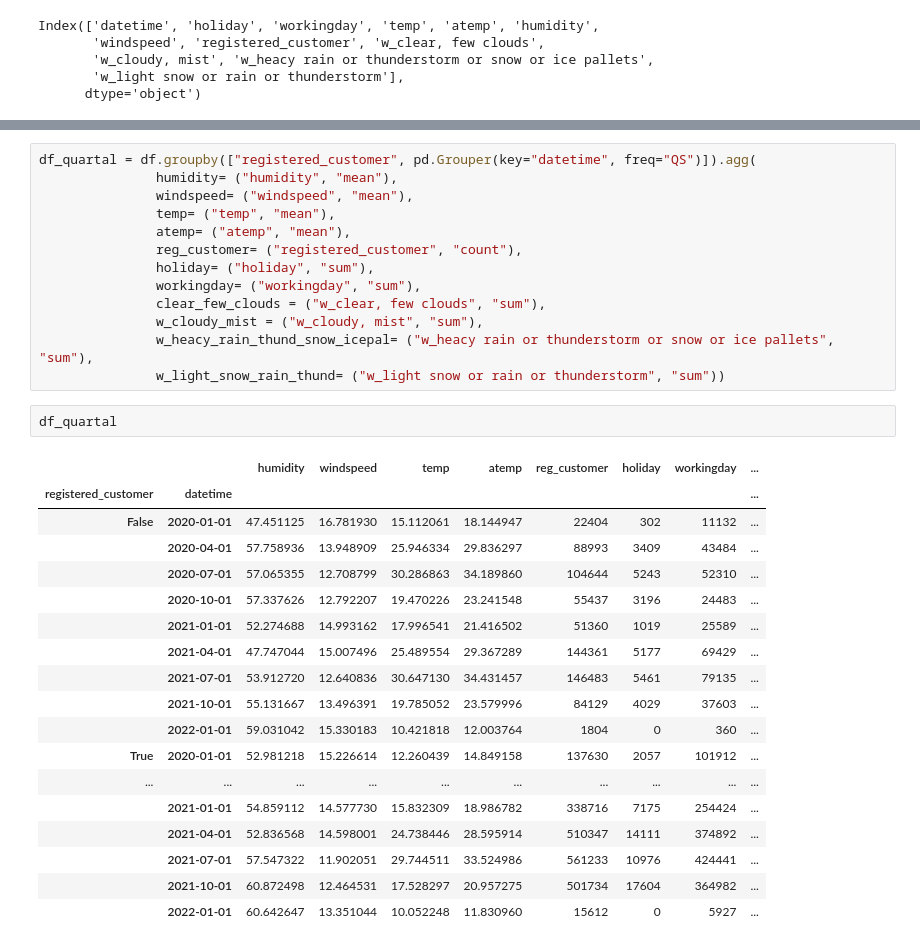
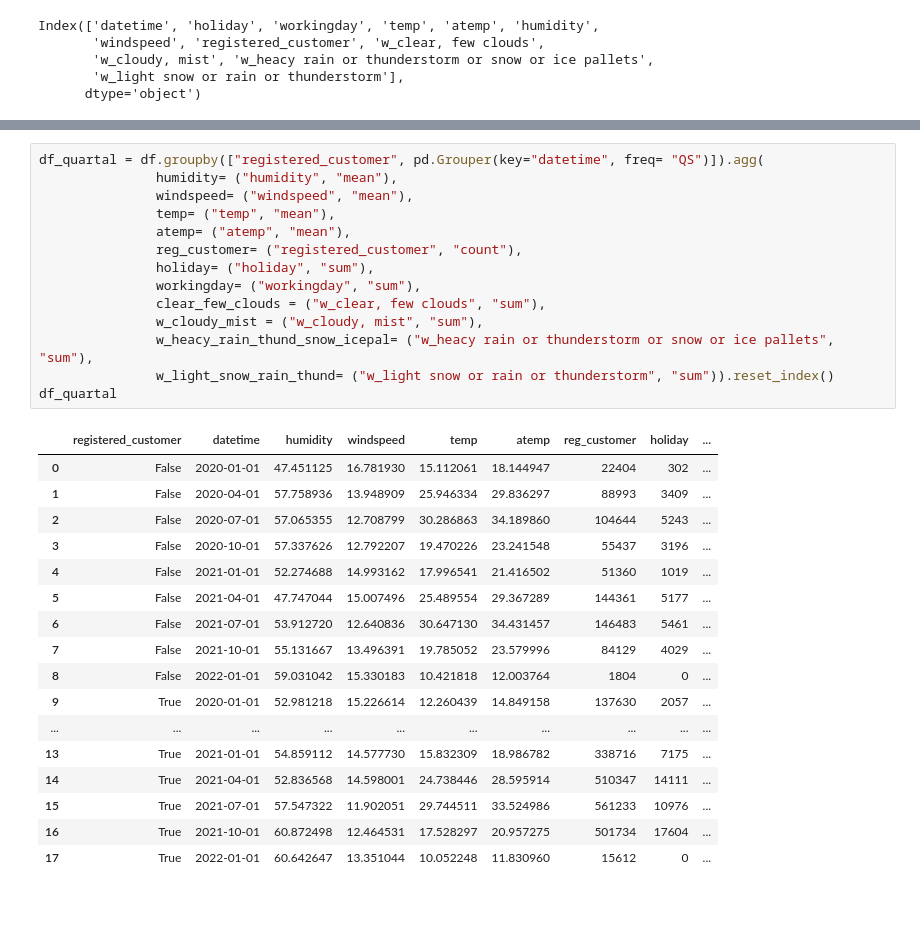
Before and after one commit to P-AEL/K-ppers-Projekt1, a Jupyter notebook: Flo/f_quartal.ipynb, the cells around one changed output, grey strips where cells are left out. Drawn from its saved outputs; the diff is of its cells as text; blank space fills up the shorter version.

```diff
--- a/Flo/f_quartal.ipynb
+++ b/Flo/f_quartal.ipynb
@@ -21,34 +49,32 @@ Index(['datetime', 'holiday', 'workingday', 'temp', 'atemp', 'humidity',
 # %%
-df_quartal = df.groupby(["registered_customer", pd.Grouper(key="datetime", freq="QS")]).agg(
+df_quartal = df.groupby(["registered_customer", pd.Grouper(key="datetime", freq= "QS")]).agg(
                humidity= ("humidity", "mean"),
                windspeed= ("windspeed", "mean"),
                temp= ("temp", "mean"),
                atemp= ("atemp", "mean"),
                reg_customer= ("registered_customer", "count"),
                holiday= ("holiday", "sum"),
                workingday= ("workingday", "sum"),
                clear_few_clouds = ("w_clear, few clouds", "sum"),
                w_cloudy_mist = ("w_cloudy, mist", "sum"),
                w_heacy_rain_thund_snow_icepal= ("w_heacy rain or thunderstorm or snow or ice pallets", "sum"),
-               w_light_snow_rain_thund= ("w_light snow or rain or thunderstorm", "sum"))
+               w_light_snow_rain_thund= ("w_light snow or rain or thunderstorm", "sum")).reset_index()
+df_quartal
+# %% [output]
+|  | registered_customer | datetime | humidity | windspeed | temp | atemp | reg_customer | holiday | ... |
+| 0 | False | 2020-01-01 | 47.451125 | 16.781930 | 15.112061 | 18.144947 | 22404 | 302 | ... |
+| 1 | False | 2020-04-01 | 57.758936 | 13.948909 | 25.946334 | 29.836297 | 88993 | 3409 | ... |
+| 2 | False | 2020-07-01 | 57.065355 | 12.708799 | 30.286863 | 34.189860 | 104644 | 5243 | ... |
+| 3 | False | 2020-10-01 | 57.337626 | 12.792207 | 19.470226 | 23.241548 | 55437 | 3196 | ... |
+| 4 | False | 2021-01-01 | 52.274688 | 14.993162 | 17.996541 | 21.416502 | 51360 | 1019 | ... |
+| 5 | False | 2021-04-01 | 47.747044 | 15.007496 | 25.489554 | 29.367289 | 144361 | 5177 | ... |
+| 6 | False | 2021-07-01 | 53.912720 | 12.640836 | 30.647130 | 34.431457 | 146483 | 5461 | ... |
+| 7 | False | 2021-10-01 | 55.131667 | 13.496391 | 19.785052 | 23.579996 | 84129 | 4029 | ... |
+| 8 | False | 2022-01-01 | 59.031042 | 15.330183 | 10.421818 | 12.003764 | 1804 | 0 | ... |
+| 9 | True | 2020-01-01 | 52.981218 | 15.226614 | 12.260439 | 14.849158 | 137630 | 2057 | ... |
+| ... | ... | ... | ... | ... | ... | ... | ... | ... | ... |
+| 13 | True | 2021-01-01 | 54.859112 | 14.577730 | 15.832309 | 18.986782 | 338716 | 7175 | ... |
+| 14 | True | 2021-04-01 | 52.836568 | 14.598001 | 24.738446 | 28.595914 | 510347 | 14111 | ... |
+| 15 | True | 2021-07-01 | 57.547322 | 11.902051 | 29.744511 | 33.524986 | 561233 | 10976 | ... |
+| 16 | True | 2021-10-01 | 60.872498 | 12.464531 | 17.528297 | 20.957275 | 501734 | 17604 | ... |
+| 17 | True | 2022-01-01 | 60.642647 | 13.351044 | 10.052248 | 11.830960 | 15612 | 0 | ... |
-# %%
-df_quartal
-# %% [output]
-|  |  | humidity | windspeed | temp | atemp | reg_customer | holiday | workingday | ... |
-| registered_customer | datetime |  |  |  |  |  |  |  | ... |
-| False | 2020-01-01 | 47.451125 | 16.781930 | 15.112061 | 18.144947 | 22404 | 302 | 11132 | ... |
-|  | 2020-04-01 | 57.758936 | 13.948909 | 25.946334 | 29.836297 | 88993 | 3409 | 43484 | ... |
-|  | 2020-07-01 | 57.065355 | 12.708799 | 30.286863 | 34.189860 | 104644 | 5243 | 52310 | ... |
-|  | 2020-10-01 | 57.337626 | 12.792207 | 19.470226 | 23.241548 | 55437 | 3196 | 24483 | ... |
-|  | 2021-01-01 | 52.274688 | 14.993162 | 17.996541 | 21.416502 | 51360 | 1019 | 25589 | ... |
-|  | 2021-04-01 | 47.747044 | 15.007496 | 25.489554 | 29.367289 | 144361 | 5177 | 69429 | ... |
-|  | 2021-07-01 | 53.912720 | 12.640836 | 30.647130 | 34.431457 | 146483 | 5461 | 79135 | ... |
-|  | 2021-10-01 | 55.131667 | 13.496391 | 19.785052 | 23.579996 | 84129 | 4029 | 37603 | ... |
-|  | 2022-01-01 | 59.031042 | 15.330183 | 10.421818 | 12.003764 | 1804 | 0 | 360 | ... |
-| True | 2020-01-01 | 52.981218 | 15.226614 | 12.260439 | 14.849158 | 137630 | 2057 | 101912 | ... |
-| ... | ... | ... | ... | ... | ... | ... | ... | ... | ... |
-|  | 2021-01-01 | 54.859112 | 14.577730 | 15.832309 | 18.986782 | 338716 | 7175 | 254424 | ... |
-|  | 2021-04-01 | 52.836568 | 14.598001 | 24.738446 | 28.595914 | 510347 | 14111 | 374892 | ... |
-|  | 2021-07-01 | 57.547322 | 11.902051 | 29.744511 | 33.524986 | 561233 | 10976 | 424441 | ... |
-|  | 2021-10-01 | 60.872498 | 12.464531 | 17.528297 | 20.957275 | 501734 | 17604 | 364982 | ... |
-|  | 2022-01-01 | 60.642647 | 13.351044 | 10.052248 | 11.830960 | 15612 | 0 | 5927 | ... |
```
Also changed, not shown: parts of 8 cells of this notebook, 4 other files.
